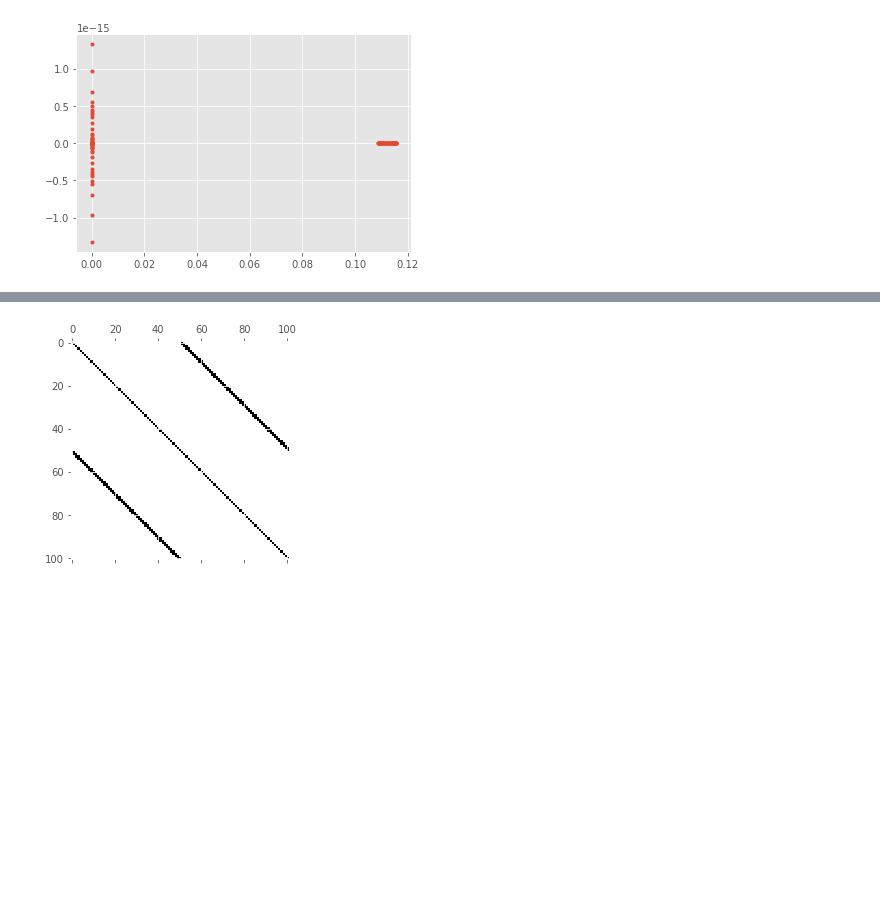
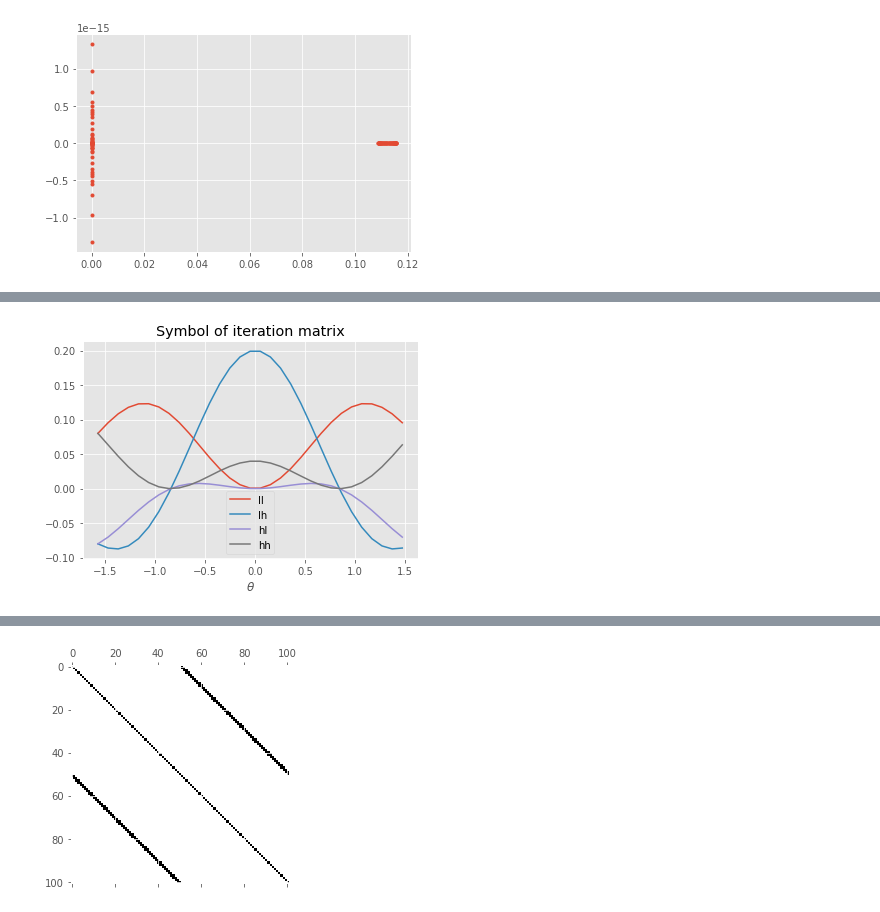
Before and after one commit to cu-numpde/numpde-fall2018, a Jupyter notebook: Multigrid.ipynb, the cells around one changed output, grey strips where cells are left out. Drawn from its saved outputs; the diff is of its cells as text; code cells hidden in the pictures; blank space fills up the shorter version.

```diff
--- a/Multigrid.ipynb
+++ b/Multigrid.ipynb
@@ -209,0 +227,33 @@ pyplot.plot(Lt.real, Lt.imag, '.');
+# %%
+def blocktheta(n=31):
+    theta_lo = numpy.linspace(-numpy.pi/2, numpy.pi/2, n+1)[:-1]
+    return numpy.array([theta_lo, theta_lo + numpy.pi]).T
+
+def blocksymbol(stencil, restrict=False):
+    theta = blocktheta()
+    dx = numpy.array([-1, 0, 1])
+    phi = numpy.exp(1j * theta[:, :, None] * dx[None, None, :])
+    Sphi = phi @ stencil
+    if restrict:
+        return Sphi.reshape(-1, 1, 2)
+    else:
+        return Sphi[:, :, None] * numpy.eye(2)
+
+A = blocksymbol(numpy.array([-1, 2, -1]))
+R = blocksymbol(numpy.array([.5, 1, .5]), restrict=True)
+P = R.swapaxes(-2, -1) # Transpose by swapping the last two axes
+
+Ac = R @ A @ P
+Acinv = 1/Ac
+I = numpy.eye(2)[None, :, :]
+w = .6        # Tune the damping parameter (w=2/3 is optimal)
+nsmooths = 1  # What is the effect of more or less smoothing iterations
+Tcoarse = I - P @ Acinv @ R @ A
+Tsmooth = numpy.linalg.matrix_power(I - w*.5*A, nsmooths)
+T = numpy.real_if_close(Tsmooth @ Tcoarse @ Tsmooth)
+pyplot.plot(blocktheta()[:,0], T.reshape(-1, 4))
+pyplot.xlabel(r'$\theta$')
+pyplot.title('Symbol of iteration matrix')
+pyplot.legend(labels=['ll', 'lh', 'hl', 'hh']);
+# %% [output]
+[figure, added]
```
Also changed, not shown: parts of 6 cells of this notebook, 1 other file.
